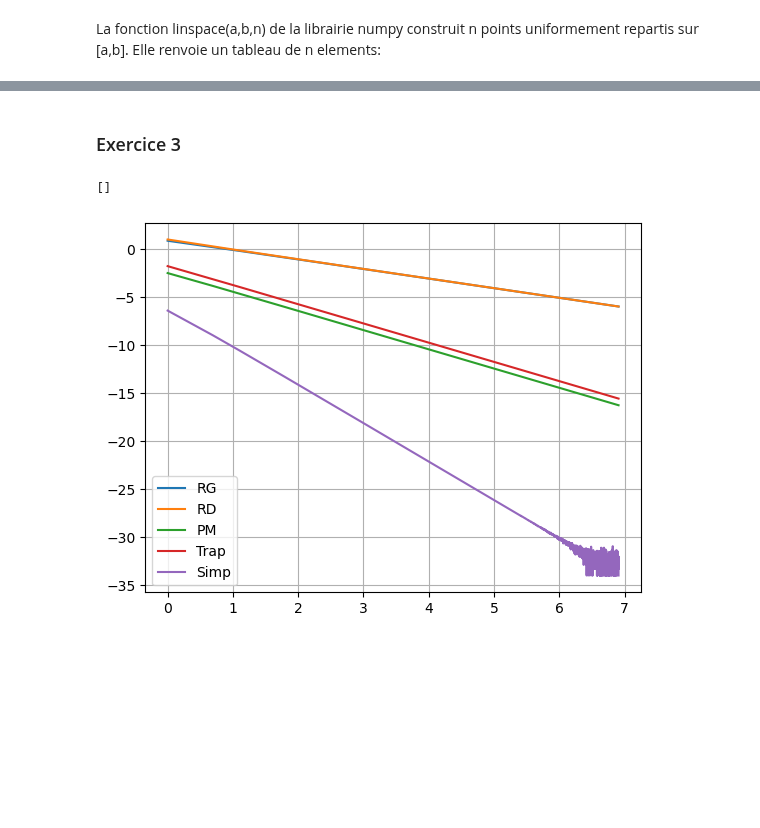
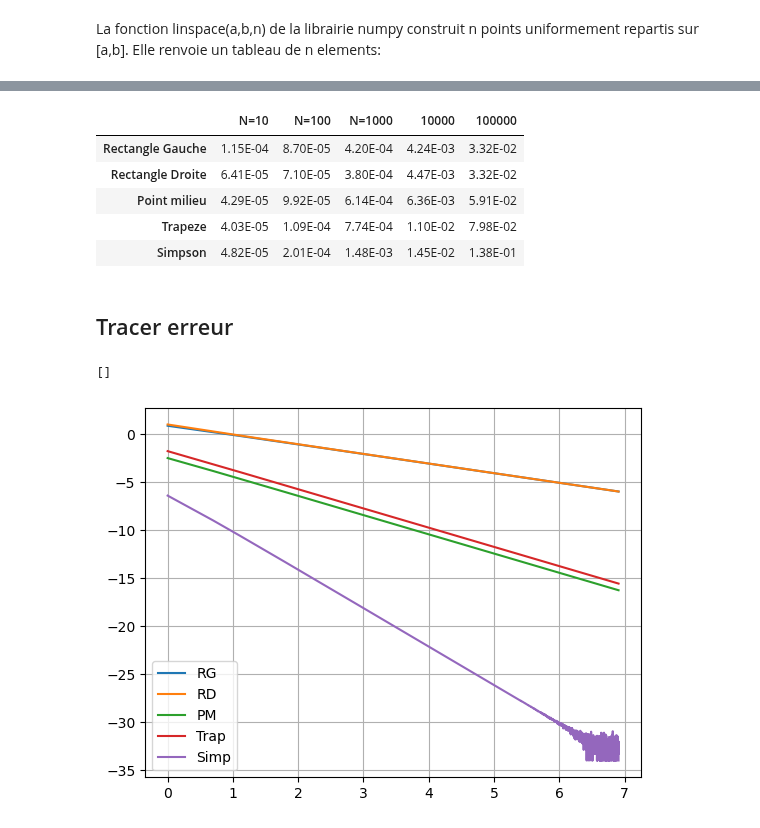
Before and after one commit to merebeyannick/Numerical-Mathematics, a Jupyter notebook: Approximated Integrals/Newton-cotes.ipynb, the cells around one changed output, grey strips where cells are left out. Saved outputs shown, nothing was run; the diff lists cells and outputs as text; code cells hidden in the pictures; blank space fills up the shorter version.

```diff
--- a/Approximated Integrals/Newton-cotes.ipynb
+++ b/Approximated Integrals/Newton-cotes.ipynb
@@ -138,35 +144,31 @@ df
 # %%
-def temps(f,a,b,s,N):
-    print(f'Temps de calcul pour {N} iterations\n')
+def temps(f,a,b,N):
+    # print(f'Temps de calcul pour {N} iterations\n')
     tic = time.time()
     RG(f,a,b,N)
-    toc_rg = time.time() - tic
-    print('- RG: ', format(toc_rg,'.2E'), 'secondes\n')
+    toc_rg = format(time.time() - tic,'.2E')
+    # print('- RG: ', format(toc_rg,'.2E'), 'secondes\n')
 
     tic = time.time()
     RD(f,a,b,N)
-    toc_rd = time.time()
-    # print(f'- RD: , {toc-tic} secondes\n')
-    print('- RD: ', format(toc_rd,'.2E'), 'secondes\n')
+    toc_rd = format(time.time() - tic,'.2E')
+    # print('- RD: ', format(toc_rd,'.2E'), 'secondes\n')
 
     tic = time.time()
     PM(f,a,b,N)
-    toc_pm = time.time() - tic
-    # print(f'- PM: , {toc-tic} secondes\n')
-    print('- PM: ', format(toc_pm,'.2E'), 'secondes\n')
+    toc_pm = format(time.time() - tic,'.2E')
+    # print('- PM: ', format(toc_pm,'.2E'), 'secondes\n')
 
 
     tic = time.time()
     Int_trap(f,a,b,N)
-    toc_tr = time.time() -tic
-    # print(f'- Int_trap: , {toc-tic} secondes\n')
-    print('- Trapeze: ', format(toc_tr,'.2E'), 'secondes\n')
+    toc_tr = format(time.time() - tic,'.2E')
+    # print('- Trapeze: ', format(toc_tr,'.2E'), 'secondes\n')
 
 
     tic = time.time()
     Simpson(f,a,b,N)
-    toc_sm = time.time() - tic
-    # print(f'- Simpson: , {toc-tic} secondes\n')
-    print('- Simpson: ', format(toc_sm,'.2E'), 'secondes\n')
+    toc_sm = format(time.time() - tic,'.2E')
+    # print('- Simpson: ', format(toc_sm,'.2E'), 'secondes\n')
 
     return np.array([toc_rg, toc_rd, toc_pm, toc_tr, toc_sm])
@@ -223,2 +174,0 @@ Temps de calcul pour 10 iterations
-# %% [markdown]
-### Exercice 3
@@ -238,3 +175,19 @@ Temps de calcul pour 10 iterations
+# %%
+df_temps = pd.DataFrame()
+for i in [10**1, 10**2, 10**3, 10**4,10**5]:
+    df_temps = pd.concat([df_temps,pd.DataFrame(temps(f1,0,1,i))], axis=1)
+df_temps.columns = ['N=10', 'N=100', 'N=1000','10000','100000']
+df_temps.index = ['Rectangle Gauche', 'Rectangle Droite', 'Point milieu', 'Trapeze', 'Simpson']
+df_temps
+# %% [output]
+|  | N=10 | N=100 | N=1000 | 10000 | 100000 |
+| Rectangle Gauche | 1.15E-04 | 8.70E-05 | 4.20E-04 | 4.24E-03 | 3.32E-02 |
+| Rectangle Droite | 6.41E-05 | 7.10E-05 | 3.80E-04 | 4.47E-03 | 3.32E-02 |
+| Point milieu | 4.29E-05 | 9.92E-05 | 6.14E-04 | 6.36E-03 | 5.91E-02 |
+| Trapeze | 4.03E-05 | 1.09E-04 | 7.74E-04 | 1.10E-02 | 7.98E-02 |
+| Simpson | 4.82E-05 | 2.01E-04 | 1.48E-03 | 1.45E-02 | 1.38E-01 |
+# %% [markdown]
+## Tracer erreur
 # %%
 def Erreur(f,a,b,s,Nmax):
     E=np.zeros((Nmax,5))
```
Also changed, not shown: parts of 20 cells of this notebook.
